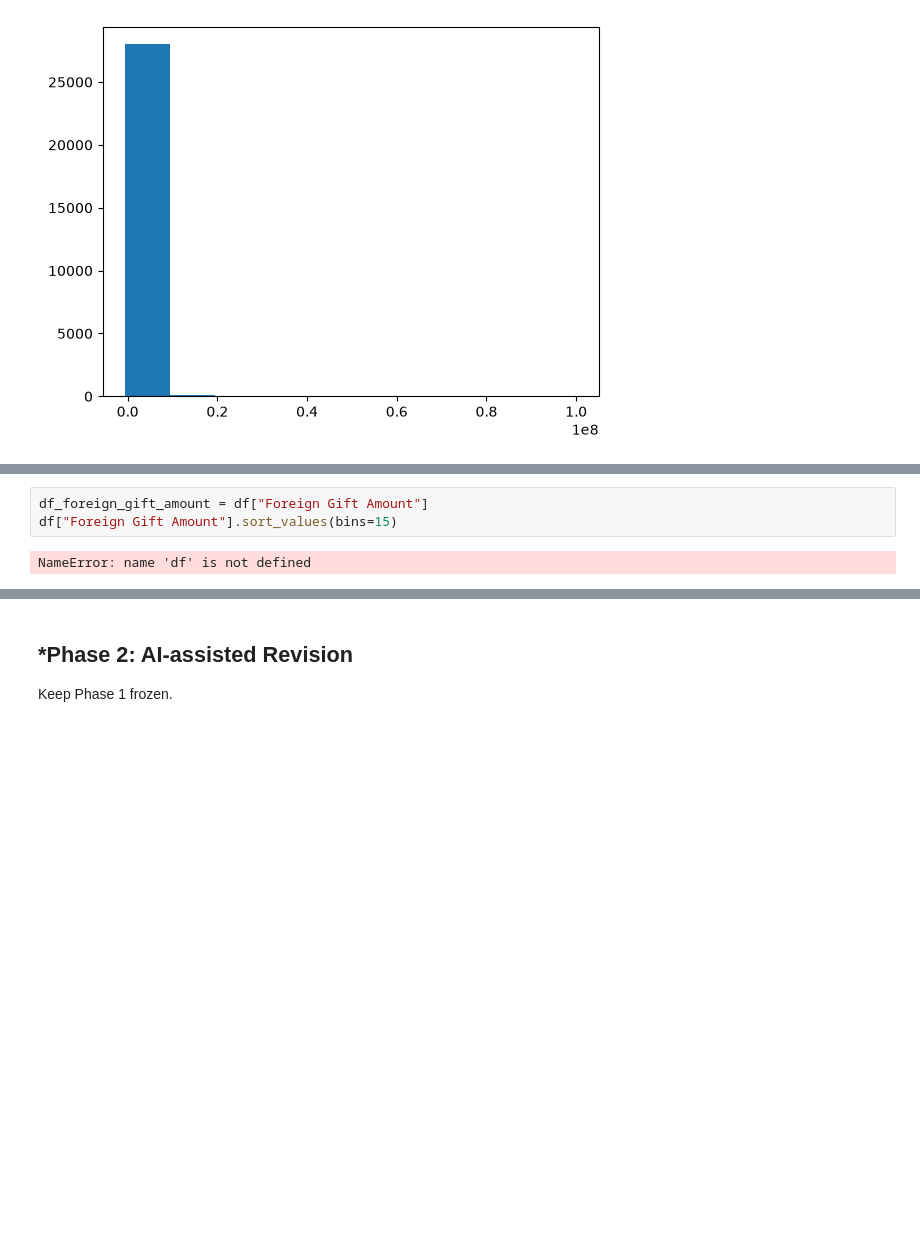
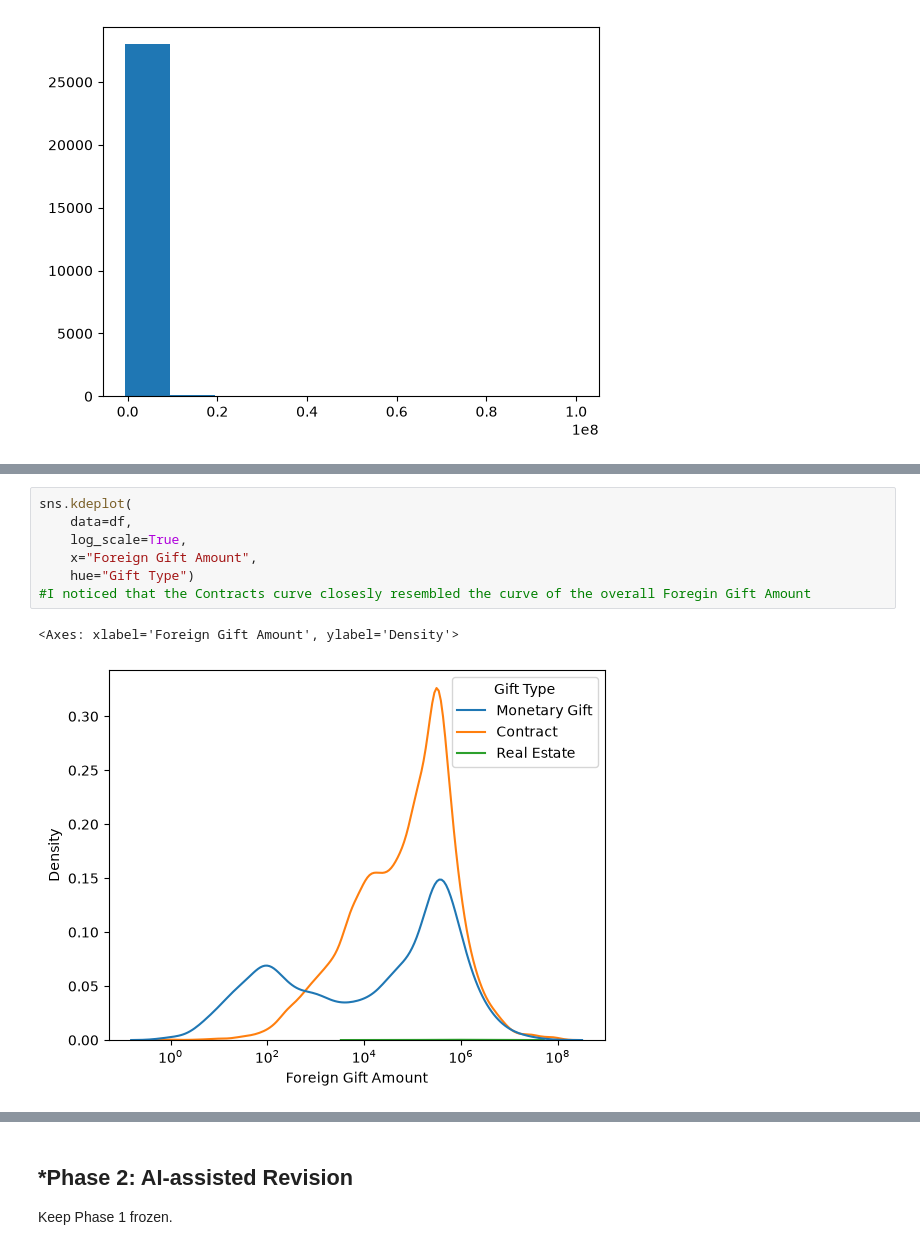
Before and after one commit to clairemcginn05/A02-eda-and-visualization, a Jupyter notebook: notebook.ipynb, the cells around one changed output, grey strips where cells are left out. Drawn from its saved outputs; the diff is of its cells as text; blank space fills up the shorter version.

```diff
--- a/notebook.ipynb
+++ b/notebook.ipynb
@@ -96,5 +94,10 @@ sns.kdeplot(data=df, x="Foreign Gift Amount")
-# %%
-df_foreign_gift_amount = df["Foreign Gift Amount"]
-df["Foreign Gift Amount"].sort_values(bins=15)
-# %% [output]
-NameError: name 'df' is not defined
+# %%
+sns.kdeplot(
+    data=df,
+    log_scale=True,
+    x="Foreign Gift Amount",
+    hue="Gift Type")
+#I noticed that the Contracts curve closesly resembled the curve of the overall Foregin Gift Amount
+# %% [output]
+<Axes: xlabel='Foreign Gift Amount', ylabel='Density'>
+[figure, added]
```
Also changed, not shown: parts of 5 cells of this notebook.
